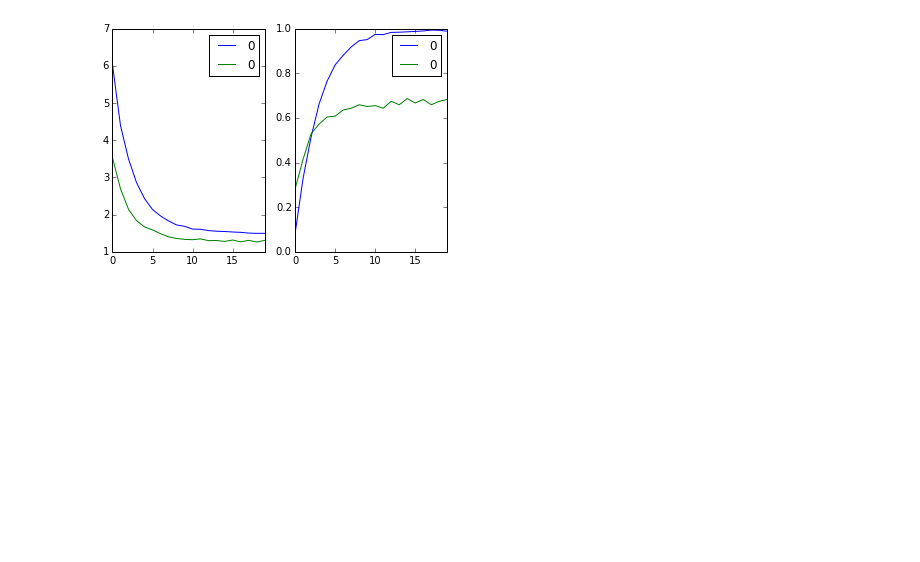
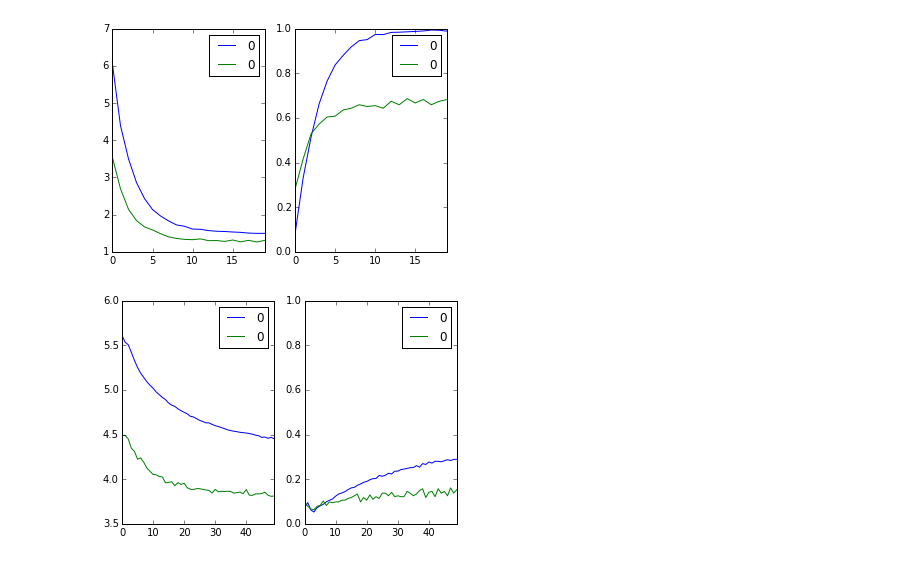
Before and after one commit to marcuniq/ini_caltech101, a Jupyter notebook: iPython Notebooks/Results visualization.ipynb, the cells around one changed output. Drawn from its saved outputs; the diff is of its cells as text; code cells hidden in the pictures; blank space fills up the shorter version.

Commit message:
results: batch normalization 50 epoch with batch size of 16

```diff
--- a/iPython Notebooks/Results visualization.ipynb
+++ b/iPython Notebooks/Results visualization.ipynb
@@ -48,3 +49,8 @@ data = plot(results_path + 'results/2015-10-21_20.56.49_history.json')
 data = plot(results_path + 'results/2015-10-21_21.46.47_vgg_history.json')
 # %% [output]
 [figure]
+# %%
+# batch normalization
+data = plot(results_path + 'results/2015-10-22_10.59.42_history.json')
+# %% [output]
+[figure, added]
```
Also changed, not shown: parts of 1 cell of this notebook, 3 other files.
